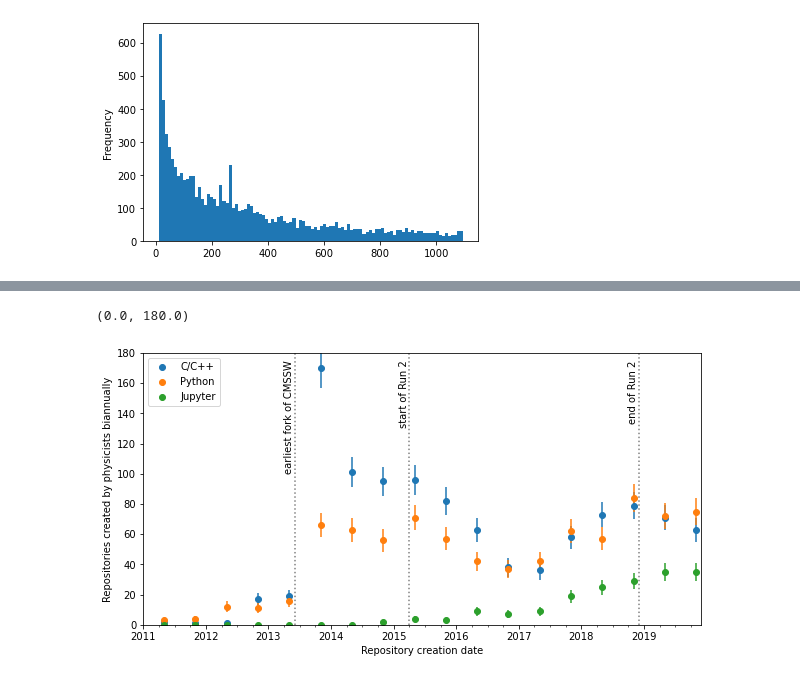
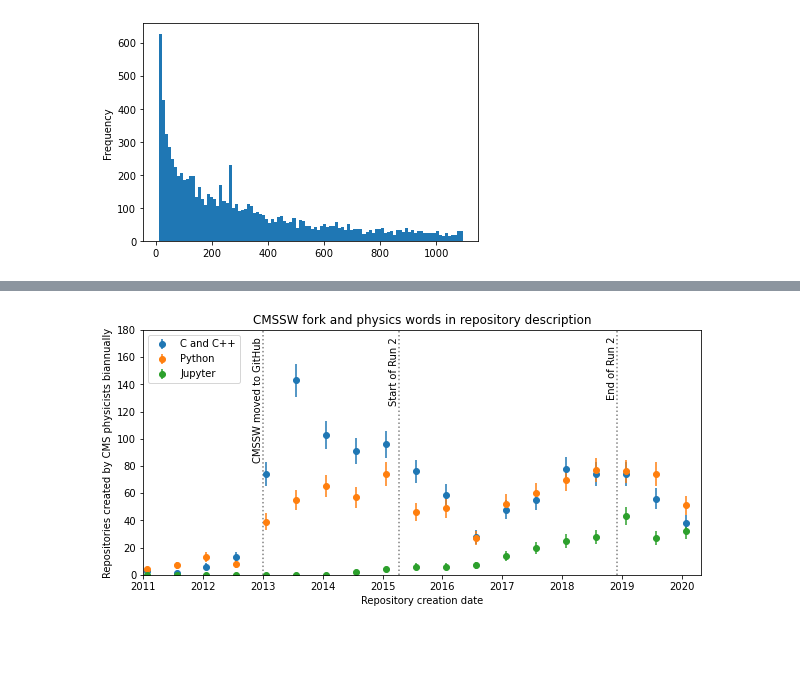
Before and after one commit to jpivarski-talks/2020-08-13-pyhep-debriefing, a Jupyter notebook: analyze-cmssw.ipynb, the cells around one changed output, grey strips where cells are left out. Cells and saved outputs as stored; diff of their text form; code cells hidden in the pictures; blank space fills up the shorter version.

Commit message:
Prettier plot

```diff
--- a/analyze-cmssw.ipynb
+++ b/analyze-cmssw.ipynb
@@ -324,5 +324,5 @@ userrepos_cut["physics_definite"] = words.apply(lambda d: False if d is None els
 # %%
 userrepos_cut["Python"] = userrepos_cut["language"] == "Python"
 userrepos_cut["Jupyter"] = userrepos_cut["language"] == "Jupyter Notebook"
-userrepos_cut["C/C++"] = (userrepos_cut["language"] == "C") | (userrepos_cut["language"] == "C++")
+userrepos_cut["C and C++"] = (userrepos_cut["language"] == "C") | (userrepos_cut["language"] == "C++")
 userrepos_cut["long_lived"] = (userrepos_cut["updated_at"] - userrepos_cut["created_at"]).dt.total_seconds() > (7*24*60*60)
@@ -331,21 +340,25 @@ earliest_fork = userrepos[(userrepos["repo_name"] == "cmssw") & (userrepos["fork
 # %%
 physicists = userrepos_cut[(
     userrepos_cut["educational"] | userrepos_cut["analysis"] |  userrepos_cut["machine_learning"] |
     userrepos_cut["physics_brands"] | userrepos_cut["physics_likely"] | userrepos_cut["physics_definite"]
 ) & userrepos_cut["long_lived"]]
 physicists.index = physicists["created_at"]
-bylanguage = physicists[["C/C++", "Python", "Jupyter"]].resample("6M").sum()
-ax = bylanguage.plot(yerr=np.sqrt(bylanguage), marker="o", ls="none", figsize=(10, 5))
-ax.axvline(earliest_fork, c="gray", ls=":")
-ax.text(earliest_fork - pd.to_timedelta("60 days"), 175, "earliest fork of CMSSW", rotation=90, va="top")
+bylanguage = physicists[["C and C++", "Python", "Jupyter"]].resample("183 D", origin=userrepos_cut["created_at"].max()).sum()
+ax = bylanguage.plot(yerr=np.sqrt(bylanguage), marker="o", ls="none", rot=0, figsize=(10, 5))
+ax.axvline(pd.to_datetime("2013-01-01"), c="gray", ls=":")
+ax.text(pd.to_datetime("2013-01-01") - pd.to_timedelta("60 days"), 175, "CMSSW moved to GitHub", rotation=90, va="top")
 ax.axvline(pd.to_datetime("2015-04-10"), c="gray", ls=":")
-ax.text(pd.to_datetime("2015-04-10")- pd.to_timedelta("60 days"), 175, "start of Run 2", rotation=90, va="top")
+ax.text(pd.to_datetime("2015-04-10")- pd.to_timedelta("60 days"), 175, "Start of Run 2", rotation=90, va="top")
 ax.axvline(pd.to_datetime("2018-12-03"), c="gray", ls=":")
-ax.text(pd.to_datetime("2018-12-03")- pd.to_timedelta("60 days"), 175, "end of Run 2", rotation=90, va="top")
+ax.text(pd.to_datetime("2018-12-03")- pd.to_timedelta("60 days"), 175, "End of Run 2", rotation=90, va="top")
+years = ("2011", "2012", "2013", "2014", "2015", "2016", "2017", "2018", "2019", "2020")
+ax.set_xticks([pd.to_datetime(x + "-01-01") for x in years])
+ax.set_xticklabels(years, ha="center")
 ax.set_xlabel("Repository creation date")
-ax.set_ylabel("Repositories created by physicists biannually")
-ax.set_xlim(pd.to_datetime("2011-01-01"), pd.to_datetime("2019-12-01"))
+ax.set_ylabel("Repositories created by CMS physicists biannually")
+ax.set_xlim(pd.to_datetime("2011-01-01"), pd.to_datetime("2020-05-01"))
 ax.set_ylim(0, 180)
+ax.set_title("CMSSW fork and physics words in repository description");
+ax.legend(loc="upper left");
 # %% [output]
-(0.0, 180.0)
-[figure, old version]
+[figure, new version]
```
Also changed, not shown: parts of 3 cells of this notebook.
